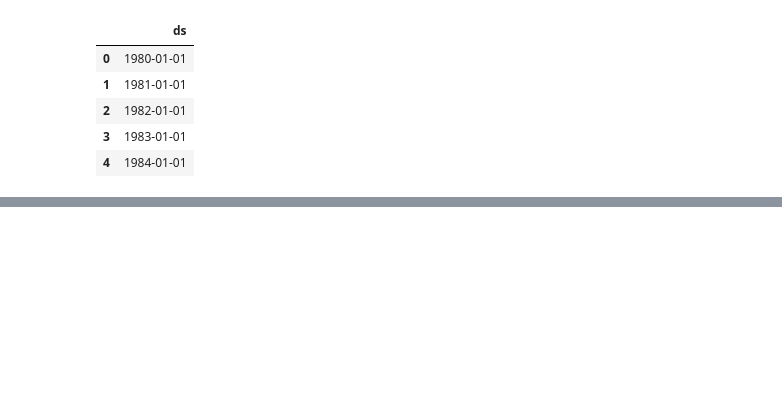
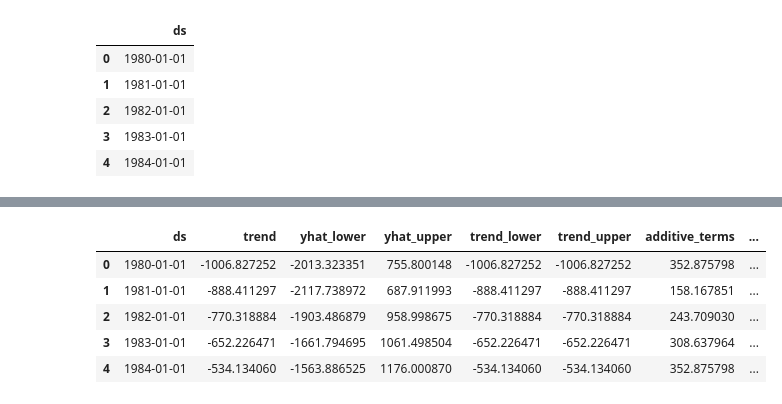
Before and after one commit to loustephjones/DSPT7-Collab, a Jupyter notebook: Prophet modelling.ipynb, the cells around one changed output, grey strips where cells are left out. Saved outputs shown, nothing was run; the diff lists cells and outputs as text; code cells hidden in the pictures; blank space fills up the shorter version.

```diff
--- a/Prophet modelling.ipynb
+++ b/Prophet modelling.ipynb
@@ -233,0 +349,9 @@ fig2 = m.plot_components(forecast)
+# %%
+forecast2.head()
+# %% [output]
+|  | ds | trend | yhat_lower | yhat_upper | trend_lower | trend_upper | additive_terms | ... |
+| 0 | 1980-01-01 | -1006.827252 | -2013.323351 | 755.800148 | -1006.827252 | -1006.827252 | 352.875798 | ... |
+| 1 | 1981-01-01 | -888.411297 | -2117.738972 | 687.911993 | -888.411297 | -888.411297 | 158.167851 | ... |
+| 2 | 1982-01-01 | -770.318884 | -1903.486879 | 958.998675 | -770.318884 | -770.318884 | 243.709030 | ... |
+| 3 | 1983-01-01 | -652.226471 | -1661.794695 | 1061.498504 | -652.226471 | -652.226471 | 308.637964 | ... |
+| 4 | 1984-01-01 | -534.134060 | -1563.886525 | 1176.000870 | -534.134060 | -534.134060 | 352.875798 | ... |
```
Also changed, not shown: parts of 24 cells of this notebook.
